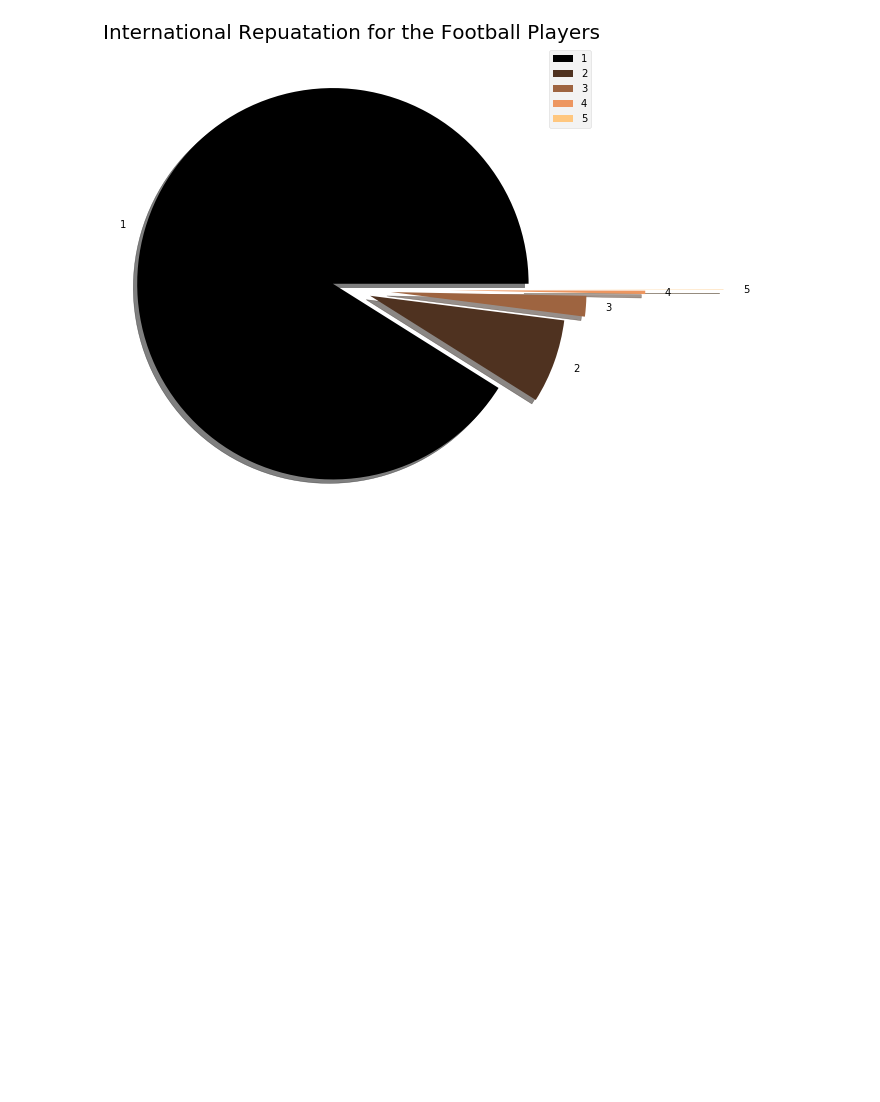
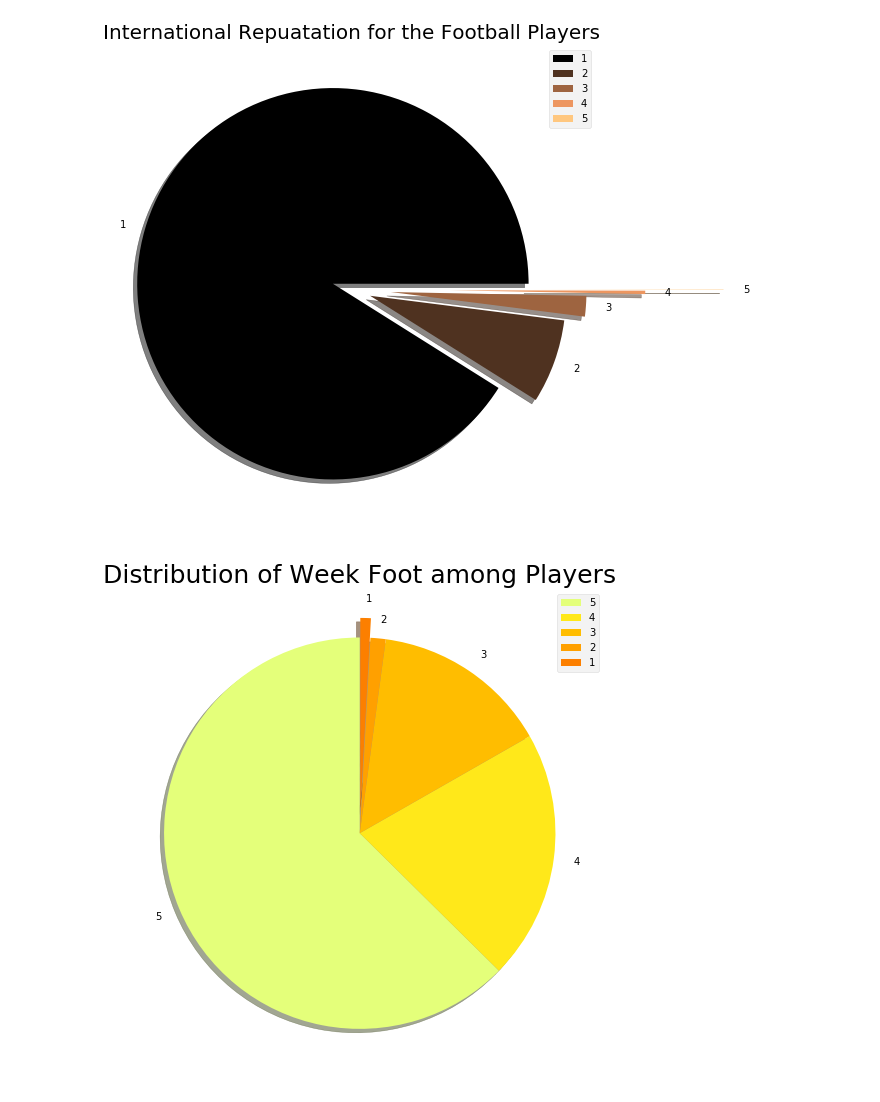
Before and after one commit to SiddarthSamdani/Fifa_Visualization, a Jupyter notebook: Fifa_Visualization.ipynb, the cells around one changed output. Cells and saved outputs as stored; diff of their text form; code cells hidden in the pictures; blank space fills up the shorter version.

```diff
--- a/Fifa_Visualization.ipynb
+++ b/Fifa_Visualization.ipynb
@@ -244,3 +244,17 @@ plt.legend()
 plt.show()
 # %% [output]
 [figure]
+# %%
+# plotting a pie chart to represent the share of week foot players
+
+labels = ['5', '4', '3', '2', '1']
+size = data['Weak Foot'].value_counts()
+colors = plt.cm.Wistia(np.linspace(0, 1, 5))
+explode = [0, 0, 0, 0, 0.1]
+
+plt.pie(size, labels = labels, colors = colors, explode = explode, shadow = True, startangle = 90)
+plt.title('Distribution of Week Foot among Players', fontsize = 25)
+plt.legend()
+plt.show()
+# %% [output]
+[figure, added]
```
Also changed, not shown: parts of 5 cells of this notebook.
